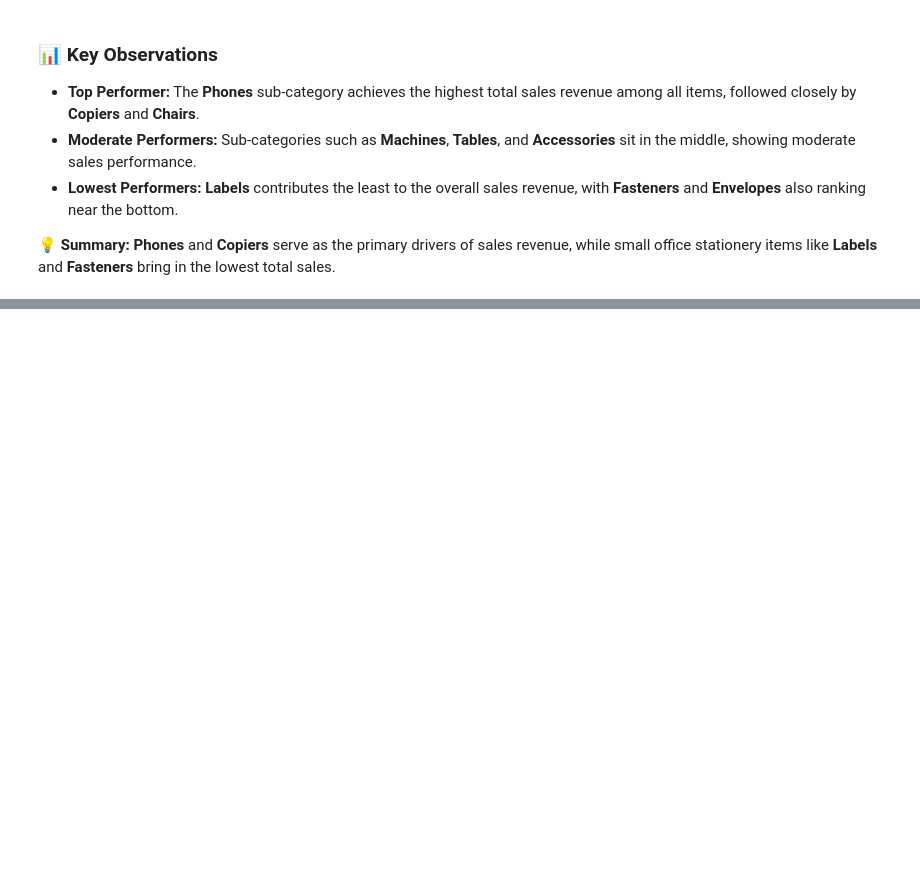
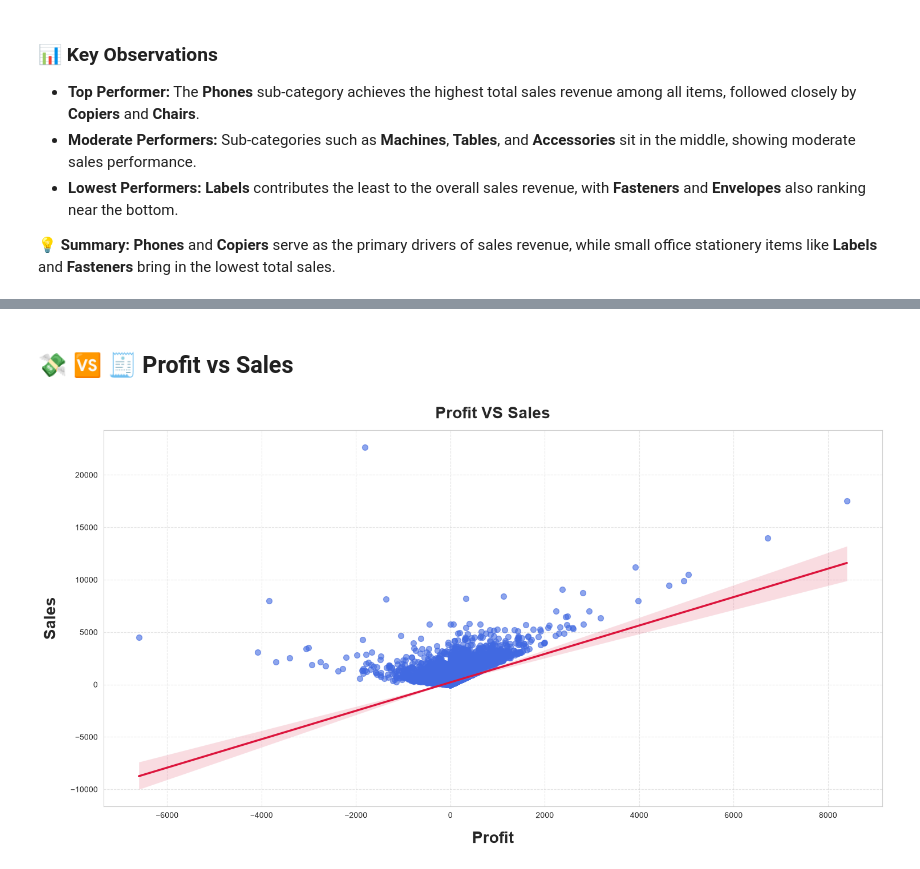
Before and after one commit to Pratyush-Guleria/data-analysis-projects, a Jupyter notebook: project-02-retail-sales-analysis/notebook/01_eda.ipynb, the cells around one changed output, grey strips where cells are left out. Cells and saved outputs as stored; diff of their text form; code cells hidden in the pictures; blank space fills up the shorter version.

```diff
--- a/project-02-retail-sales-analysis/notebook/01_eda.ipynb
+++ b/project-02-retail-sales-analysis/notebook/01_eda.ipynb
@@ -223,0 +291,25 @@ plt.show()
+# %% [markdown]
+## 💸 🆚 🧾 Profit vs Sales
+# %%
+plt.figure(figsize = (15, 8))
+
+sns.regplot(
+    data = df,
+    x = "Profit",
+    y = "Sales",
+    scatter_kws={"color": "royalblue", "alpha": 0.6, "s": 50},
+    line_kws={"color": "crimson", "linewidth": 2.5}
+)
+
+plt.title("Profit VS Sales", fontsize = 20, fontweight = "bold", pad = 15)
+
+plt.xlabel("Profit", fontsize = 20, fontweight = "bold", labelpad = 15)
+plt.ylabel("Sales", fontsize = 20, fontweight = "bold", labelpad = 15)
+
+plt.grid(True, linestyle = "--", alpha = 0.5)
+plt.tight_layout()
+
+plt.savefig("../images/profit_vs_sales.png", dpi = 300, bbox_inches = "tight")
+plt.show()
+# %% [output]
+[figure, added]
```
Also changed, not shown: parts of 33 cells of this notebook.
